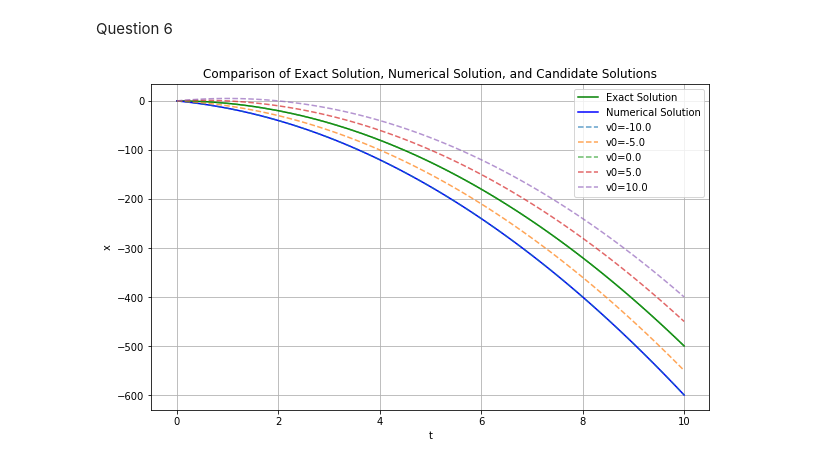
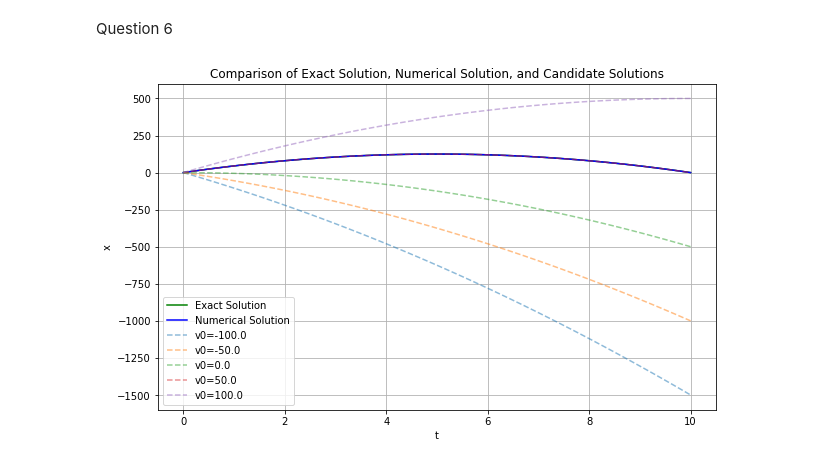
Before and after one commit to MayureshKanagal/Computational1, a Jupyter notebook: A2/A2(06).ipynb, the cells around one changed output. Drawn from its saved outputs; the diff is of its cells as text; code cells hidden in the pictures.

```diff
--- a/A2/A2(06).ipynb
+++ b/A2/A2(06).ipynb
@@ -5,66 +5,59 @@ import numpy as np
 from scipy.integrate import solve_ivp
 import matplotlib.pyplot as plt
 
-# Define the system of first-order ODEs
 def system(t, y):
     return [y[1], -10]  # dx/dt = v, dv/dt = -10
 
-# Define the boundary conditions
 t0 = 0
 t_end = 10
 x0 = 0
 x_end = 0
 
-# Define the exact solution
 def exact_solution(t):
-    return -5 * t**2 + (x_end - x0) / t_end * t + x0
+    return -5 * t**2 + 50 * t  # Adjusted formula to satisfy x(0) = 0 and x(10) = 0
 
-# Function to solve the ODE with a given initial velocity
+
 def solve_ode(v0):
     sol = solve_ivp(system, [t0, t_end], [x0, v0], t_eval=np.linspace(t0, t_end, 100))
     return sol.y[0]
 
-# Shooting method to find the correct initial velocity
 def shooting_method(target_x_end):
-    a = -10
-    b = 10
-    while b - a > 1e-6:
+    a = -100  # Adjusted range based on expected solution
+    b = 100
+    tolerance = 1e-6
+    while b - a > tolerance:
         v0 = (a + b) / 2
         x_values = solve_ode(v0)
-        if x_values[-1] * target_x_end > 0:
+        if x_values[-1] < target_x_end:
             a = v0
         else:
             b = v0
     return (a + b) / 2
 
-# Find the correct initial velocity using the shooting method
+
 v0_solution = shooting_method(x_end)
 
-# Solve the ODE using the correct initial velocity
 sol = solve_ivp(system, [t0, t_end], [x0, v0_solution], t_eval=np.linspace(t0, t_end, 100))
 
-# Plotting the solutions
 plt.figure(figsize=(10, 6))
 
-# Plot the exact solution
 t_exact = np.linspace(t0, t_end, 100)
 x_exact = exact_solution(t_exact)
 plt.plot(t_exact, x_exact, label='Exact Solution', color='green')
 
-# Plot the numerical solution
 plt.plot(sol.t, sol.y[0], label='Numerical Solution', color='blue')
 
 # Plot candidate solutions
-v0_candidates = np.linspace(-10, 10, 5)
+v0_candidates = np.linspace(-100, 100, 5)
 for v0 in v0_candidates:
     x_values = solve_ode(v0)
-    plt.plot(np.linspace(t0, t_end, 100), x_values, linestyle='--', label=f'v0={v0}', alpha=0.7)
+    plt.plot(np.linspace(t0, t_end, 100), x_values, linestyle='--', label=f'v0={v0}', alpha=0.5)
 
 plt.xlabel('t')
 plt.ylabel('x')
 plt.title('Comparison of Exact Solution, Numerical Solution, and Candidate Solutions')
 plt.legend()
 plt.grid(True)
 plt.show()
 # %% [output]
-[figure, old version]
+[figure, new version]
```
Also changed, not shown: 3 other files.
